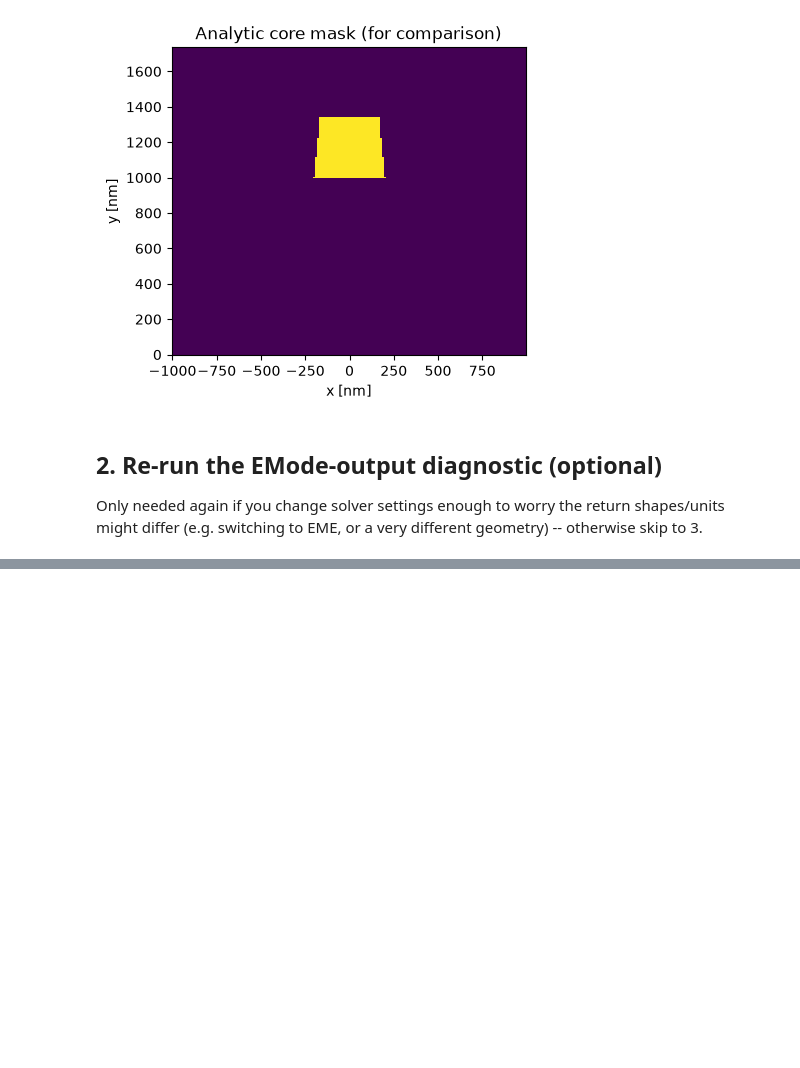
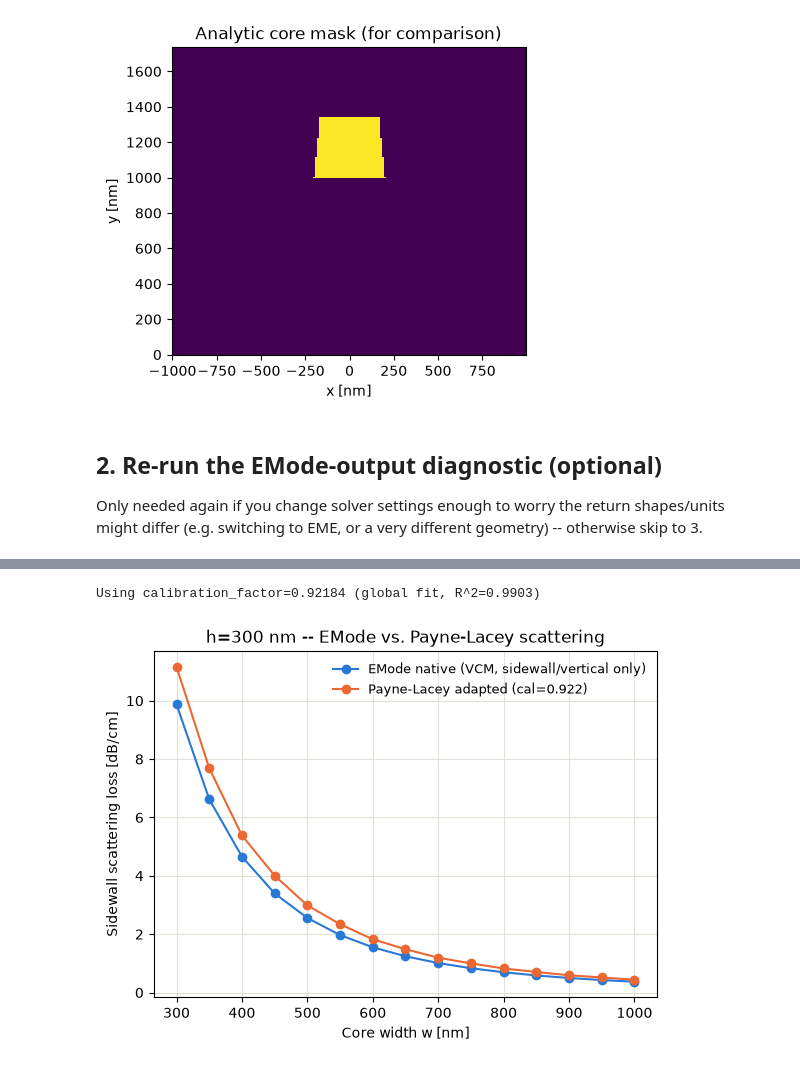
Before and after one commit to uviquityBF/eMode_scripts, a Jupyter notebook: loss_vs_dimensions/Loss_vs_Dimensions_Dev.ipynb, the cells around one changed output, grey strips where cells are left out. Drawn from its saved outputs; the diff is of its cells as text; code cells hidden in the pictures; blank space fills up the shorter version.

```diff
--- a/loss_vs_dimensions/Loss_vs_Dimensions_Dev.ipynb
+++ b/loss_vs_dimensions/Loss_vs_Dimensions_Dev.ipynb
@@ -170,0 +245,34 @@ plt.grid(True, color='#e1e0d9'); plt.gca().set_axisbelow(True)
+# %%
+# Reuse the global fit from Section 4 (calibration = cs.fit_and_report()) instead of
+# re-deriving a per-height/single-point factor -- one calibration_factor, one source of truth.
+n_core, n_clad = calibration['n_core'], calibration['n_clad']
+calibration_factor = calibration['calibration_factor']
+
+rows = plv.load_results(sw.RESULTS_CSV)
+h_pick = sorted(set(r['h_core'] for r in rows))[0]
+h_rows = sorted((r for r in rows if r['h_core'] == h_pick), key=lambda r: r['w_core'])
+print(f'Using calibration_factor={calibration_factor:.6g} (global fit, R^2={calibration["r_squared"]:.4f})')
+# %% [output]
+Using calibration_factor=0.92184 (global fit, R^2=0.9903)
+# %%
+widths, emode_dB_cm, pl_dB_cm = [], [], []
+for r in h_rows:
+    data = np.load(r['export_path'])
+    sigma = json.loads(r['roughness_rms'])[0]
+    Lc = json.loads(r['correlation_length'])[0]
+    pl = scm.compute_scattering_loss(data, n_core, n_clad, sigma, Lc,
+                                      calibration_factor=calibration_factor)
+    widths.append(r['w_core'])
+    emode_dB_cm.append(r['scattering_vertical_dB_per_m'] / 100)
+    pl_dB_cm.append(pl / 100)
+
+plt.figure(figsize=(6.5, 4.5))
+plt.plot(widths, emode_dB_cm, '-o', color='#2a78d6', label='EMode native (VCM, sidewall/vertical only)')
+plt.plot(widths, pl_dB_cm, '-o', color='#eb6834',
+         label=f'Payne-Lacey adapted (cal={calibration_factor:.3g})')
+plt.xlabel('Core width w [nm]'); plt.ylabel('Sidewall scattering loss [dB/cm]')
+plt.title(f'h={h_pick:.0f} nm -- EMode vs. Payne-Lacey scattering')
+plt.legend(frameon=False, fontsize=9)
+plt.grid(True, color='#e1e0d9'); plt.gca().set_axisbelow(True)
+# %% [output]
+[figure, added]
```
Also changed, not shown: parts of 21 cells of this notebook, 10 other files.
